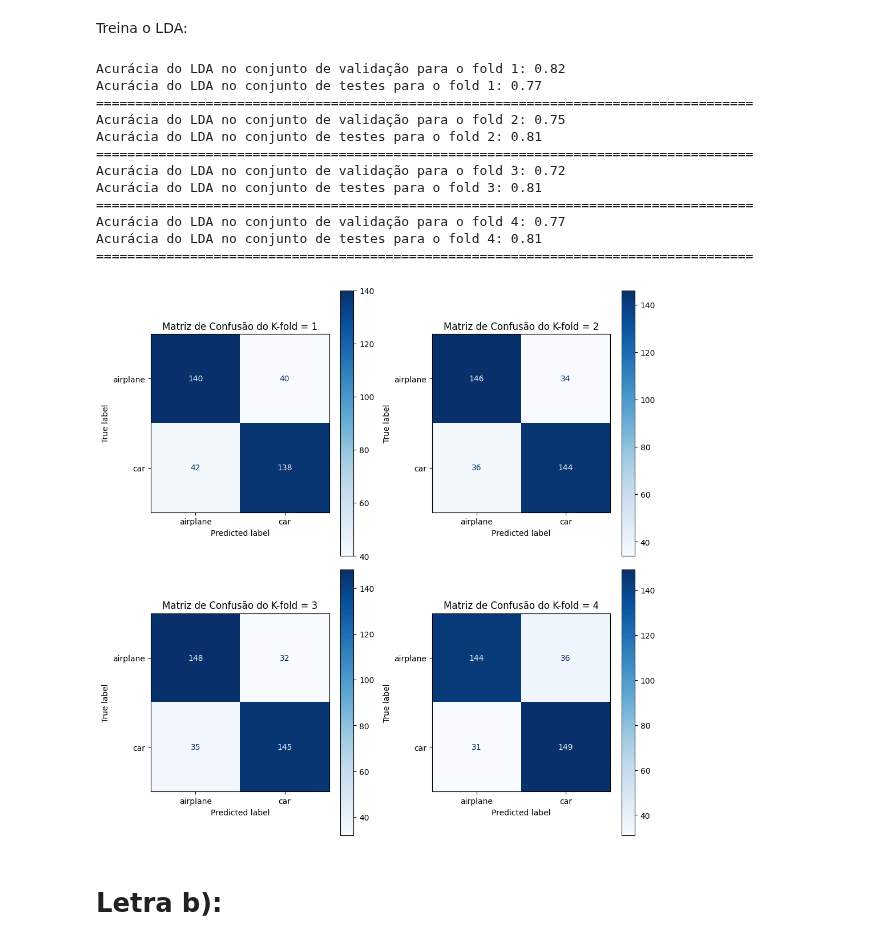
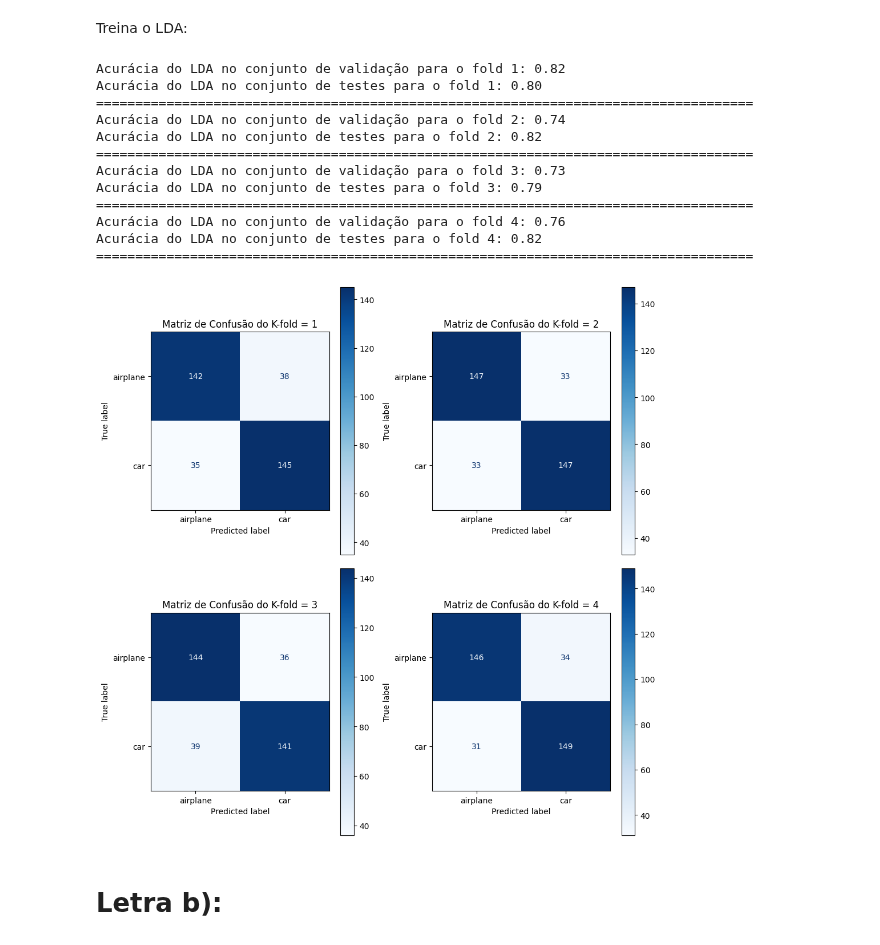
Before and after one commit to lorran-araujo/LNCC, a Jupyter notebook: disciplinas/redes-neurais/codes/lista3/exercicio3.ipynb, the cells around one changed output. Cells and saved outputs as stored; diff of their text form; code cells hidden in the pictures.

```diff
--- a/disciplinas/redes-neurais/codes/lista3/exercicio3.ipynb
+++ b/disciplinas/redes-neurais/codes/lista3/exercicio3.ipynb
@@ -224,11 +224,17 @@ kf1 = KFold(n_splits=4, shuffle=True, random_state=42)
 
 # lista para armazenar os modelos
 ldas = []
+Tests_pca = []
 
 # itera sobre cada fold
 for fold, (train_index, test_index) in enumerate(kf1.split(x_train_pca)):
 
-    X_train2, X_val = x_train_pca[train_index], x_train_pca[test_index]
+    pca = PCA(n_components=n_componentes_95)
+    X_train2 = pca.fit_transform(X_train[train_index])
+    X_val = pca.transform(X_train[test_index])
+    X_test_pca = pca.transform(X_test)
+    Tests_pca.append(X_test_pca)
+
     y_train2, y_val = y_train[train_index], y_train[test_index]
 
     lda = LinearDiscriminantAnalysis(n_components=1)
@@ -248,16 +254,16 @@ for fold, (train_index, test_index) in enumerate(kf1.split(x_train_pca)):
     print("====================================================================================")
 # %% [output]
 Acurácia do LDA no conjunto de validação para o fold 1: 0.82
-Acurácia do LDA no conjunto de testes para o fold 1: 0.77
+Acurácia do LDA no conjunto de testes para o fold 1: 0.80
 ====================================================================================
-Acurácia do LDA no conjunto de validação para o fold 2: 0.75
-Acurácia do LDA no conjunto de testes para o fold 2: 0.81
+Acurácia do LDA no conjunto de validação para o fold 2: 0.74
+Acurácia do LDA no conjunto de testes para o fold 2: 0.82
 ====================================================================================
-Acurácia do LDA no conjunto de validação para o fold 3: 0.72
-Acurácia do LDA no conjunto de testes para o fold 3: 0.81
+Acurácia do LDA no conjunto de validação para o fold 3: 0.73
+Acurácia do LDA no conjunto de testes para o fold 3: 0.79
 ====================================================================================
-Acurácia do LDA no conjunto de validação para o fold 4: 0.77
-Acurácia do LDA no conjunto de testes para o fold 4: 0.81
+Acurácia do LDA no conjunto de validação para o fold 4: 0.76
+Acurácia do LDA no conjunto de testes para o fold 4: 0.82
 ====================================================================================
 # %%
 def plot_confusion(x_tests, y_tests, models, class_labels, i):
@@ -268,7 +274,7 @@ def plot_confusion(x_tests, y_tests, models, class_labels, i):
     axes = np.atleast_2d(axes)
 
     for idx in range(i):
-        y_pred = models[idx].predict(x_tests)
+        y_pred = models[idx].predict(x_tests[idx])
 
         cm = confusion_matrix(y_tests, y_pred)
 
@@ -284,9 +290,9 @@ def plot_confusion(x_tests, y_tests, models, class_labels, i):
     plt.tight_layout()
     plt.show()
 # %%
-plot_confusion(x_tests=X_test_pca, y_tests=y_test, class_labels=['airplane', 'car'], models=ldas, i=4)
+plot_confusion(x_tests=Tests_pca, y_tests=y_test, class_labels=['airplane', 'car'], models=ldas, i=4)
 # %% [output]
-[figure, old version]
+[figure, new version]
 # %% [markdown]
 # Letra b):
 # %% [markdown]
```
Also changed, not shown: parts of 3 cells of this notebook, 1 other file.
